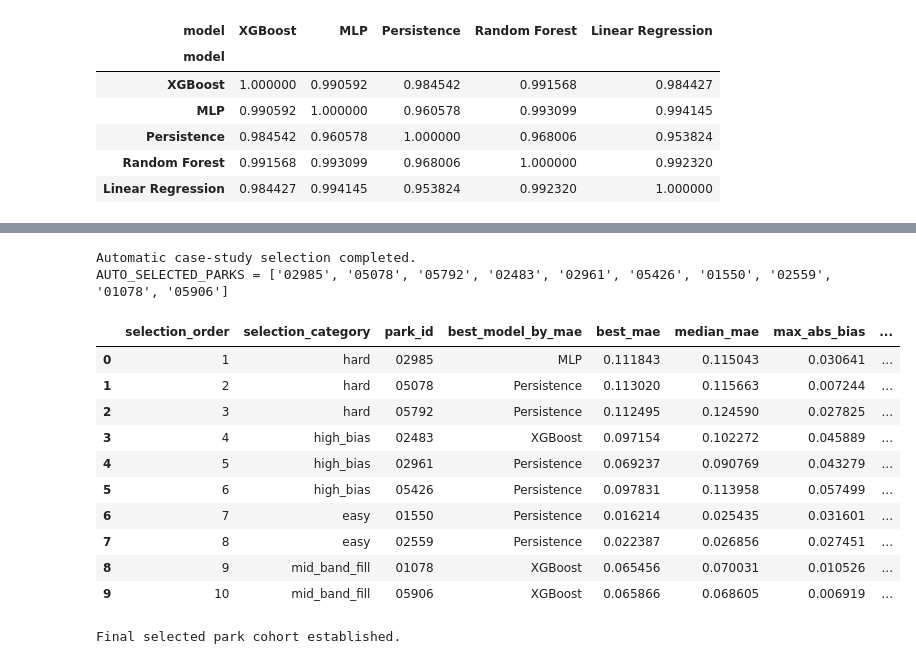
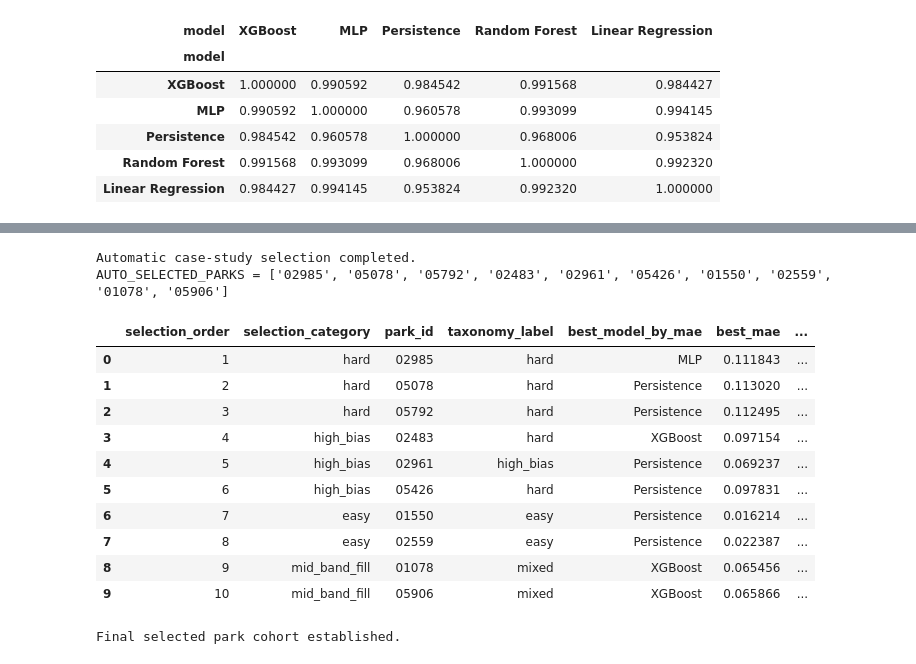
Before and after one commit to Dionysis33/WindPower_DigitalTwin, a Jupyter notebook: notebooks/09_park_level_diagnostics_and_thesis_consolidation.ipynb, the cells around one changed output, grey strips where cells are left out. Drawn from its saved outputs; the diff is of its cells as text; code cells hidden in the pictures.

```diff
--- a/notebooks/09_park_level_diagnostics_and_thesis_consolidation.ipynb
+++ b/notebooks/09_park_level_diagnostics_and_thesis_consolidation.ipynb
@@ -841,11 +888,11 @@ analysis_df shape = (5431680, 19)
 # %%
 # ============================================================
-# NB09 | Park-level aggregation helpers και tables
+# NB09 | Park-level aggregation helpers και base tables
 # ============================================================
 
 def compute_park_level_metrics(df: pd.DataFrame) -> pd.DataFrame:
     """
-    Υπολογίζει thesis-ready park-level metrics ανά (park_id, model).
+    Υπολογίζει park-level metrics ανά (park_id, model).
 
     residual = y_true - y_pred
     άρα:
@@ -871,6 +918,8 @@ def compute_park_level_metrics(df: pd.DataFrame) -> pd.DataFrame:
         .reset_index()
     )
 
+    grouped["residual_std"] = grouped["residual_std"].fillna(0.0)
+
     grouped["bias_direction"] = np.where(
         grouped["mean_residual"] > 0,
         "underpredicting",
@@ -879,7 +928,6 @@ def compute_park_level_metrics(df: pd.DataFrame) -> pd.DataFrame:
 
     grouped["abs_bias"] = grouped["mean_residual"].abs()
 
-    # merge overall benchmark rank για context
     benchmark_context = benchmark_ranked_df.rename(
         columns={
             "Model": "model",
@@ -1200,26 +1484,8 @@ display(model_rank_corr_df)
 Αποτελεί **diagnostic case-study cohort** μέσα στο forecasting residual space.
 # %%
 # ============================================================
-# NB09 | Automatic selection περίπου 10 parks
+# NB09 | Automatic deterministic selection περίπου 10 parks
 # ============================================================
-
-TARGET_SELECTED_PARKS = 10
-
-CATEGORY_PRIORITY = {
-    "hard": 1,
-    "high_bias": 2,
-    "high_spread": 3,
-    "easy": 4,
-    "mid_band_fill": 5,
-}
-
-CATEGORY_QUOTAS = {
-    "hard": 3,
-    "high_bias": 3,
-    "high_spread": 2,
-    "easy": 2,
-}
-
 
 def build_case_study_candidate_table() -> pd.DataFrame:
     candidate_frames = []
@@ -1240,8 +1506,6 @@ def build_case_study_candidate_table() -> pd.DataFrame:
 
     candidate_df = pd.concat(candidate_frames, axis=0, ignore_index=True)
 
-    # deterministic de-duplication:
-    # πρώτα category priority, μετά καλύτερο/worse metric depending on category, μετά park_id
     candidate_df["category_sort_metric"] = np.where(
         candidate_df["selection_category"].eq("easy"),
         candidate_df["best_mae"],
@@ -1268,8 +1532,6 @@ def build_mid_band_fill_pool(exclude_park_ids: set[str], n_needed: int) -> pd.Da
         return pd.DataFrame(columns=park_difficulty_df.columns.tolist() + ["selection_category", "category_priority"])
 
     tmp = park_difficulty_df.copy()
-
-    # median-centered fill using distance from global median best_mae
     global_median_best_mae = float(tmp["best_mae"].median())
     tmp["distance_to_global_median_best_mae"] = (tmp["best_mae"] - global_median_best_mae).abs()
 
@@ -1312,47 +1574,49 @@ auto_selected_parks_df["selection_order"] = np.arange(1, len(auto_selected_parks
 
 if auto_selected_parks_df["park_id"].duplicated().any():
     dup_count = int(auto_selected_parks_df["park_id"].duplicated().sum())
     raise ValueError(f"Duplicate parks found in auto_selected_parks_df: {dup_count}")
 
 if len(auto_selected_parks_df) != TARGET_SELECTED_PARKS:
     raise ValueError(
         f"Automatic case-study selection did not reach target size. "
         f"Expected={TARGET_SELECTED_PARKS}, Found={len(auto_selected_parks_df)}"
     )
 
 AUTO_SELECTED_PARKS = auto_selected_parks_df["park_id"].tolist()
 
 print("Automatic case-study selection completed.")
 print(f"AUTO_SELECTED_PARKS = {AUTO_SELECTED_PARKS}")
 
 display(
     auto_selected_parks_df[
         [
             "selection_order",
             "selection_category",
             "park_id",
+            "taxonomy_label",
             "best_model_by_mae",
             "best_mae",
-            "median_mae",
-            "max_abs_bias",
-            "mean_residual_std",
+            "difficulty_percentile",
+            "abs_bias_percentile",
+            "residual_std_percentile",
+            "winner_margin_stability",
         ]
     ]
 )
 # %% [output]
 Automatic case-study selection completed.
 AUTO_SELECTED_PARKS = ['02985', '05078', '05792', '02483', '02961', '05426', '01550', '02559', '01078', '05906']
-|  | selection_order | selection_category | park_id | best_model_by_mae | best_mae | median_mae | max_abs_bias | ... |
-| 0 | 1 | hard | 02985 | MLP | 0.111843 | 0.115043 | 0.030641 | ... |
-| 1 | 2 | hard | 05078 | Persistence | 0.113020 | 0.115663 | 0.007244 | ... |
-| 2 | 3 | hard | 05792 | Persistence | 0.112495 | 0.124590 | 0.027825 | ... |
-| 3 | 4 | high_bias | 02483 | XGBoost | 0.097154 | 0.102272 | 0.045889 | ... |
-| 4 | 5 | high_bias | 02961 | Persistence | 0.069237 | 0.090769 | 0.043279 | ... |
-| 5 | 6 | high_bias | 05426 | Persistence | 0.097831 | 0.113958 | 0.057499 | ... |
-| 6 | 7 | easy | 01550 | Persistence | 0.016214 | 0.025435 | 0.031601 | ... |
-| 7 | 8 | easy | 02559 | Persistence | 0.022387 | 0.026856 | 0.027451 | ... |
-| 8 | 9 | mid_band_fill | 01078 | XGBoost | 0.065456 | 0.070031 | 0.010526 | ... |
-| 9 | 10 | mid_band_fill | 05906 | XGBoost | 0.065866 | 0.068605 | 0.006919 | ... |
+|  | selection_order | selection_category | park_id | taxonomy_label | best_model_by_mae | best_mae | ... |
+| 0 | 1 | hard | 02985 | hard | MLP | 0.111843 | ... |
+| 1 | 2 | hard | 05078 | hard | Persistence | 0.113020 | ... |
+| 2 | 3 | hard | 05792 | hard | Persistence | 0.112495 | ... |
+| 3 | 4 | high_bias | 02483 | hard | XGBoost | 0.097154 | ... |
+| 4 | 5 | high_bias | 02961 | high_bias | Persistence | 0.069237 | ... |
+| 5 | 6 | high_bias | 05426 | hard | Persistence | 0.097831 | ... |
+| 6 | 7 | easy | 01550 | easy | Persistence | 0.016214 | ... |
+| 7 | 8 | easy | 02559 | easy | Persistence | 0.022387 | ... |
+| 8 | 9 | mid_band_fill | 01078 | mixed | XGBoost | 0.065456 | ... |
+| 9 | 10 | mid_band_fill | 05906 | mixed | XGBoost | 0.065866 | ... |
 # %%
 # ============================================================
 # NB09 | Manual thesis-oriented override
```
Also changed, not shown: parts of 26 cells of this notebook.
